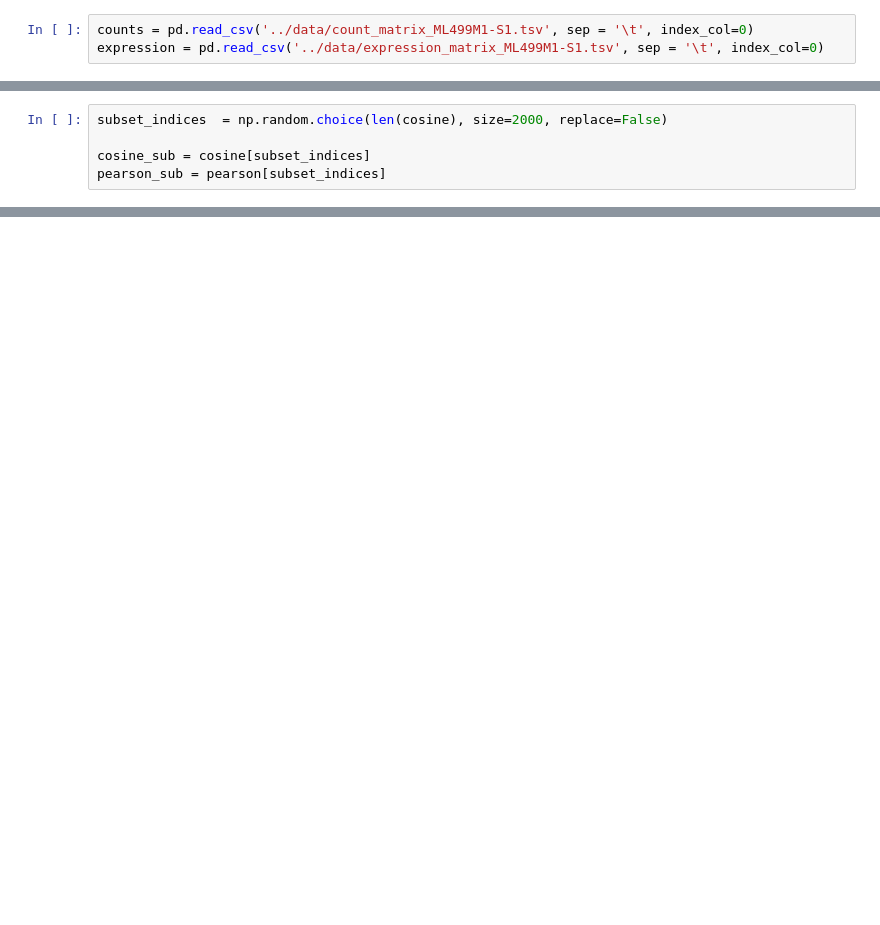
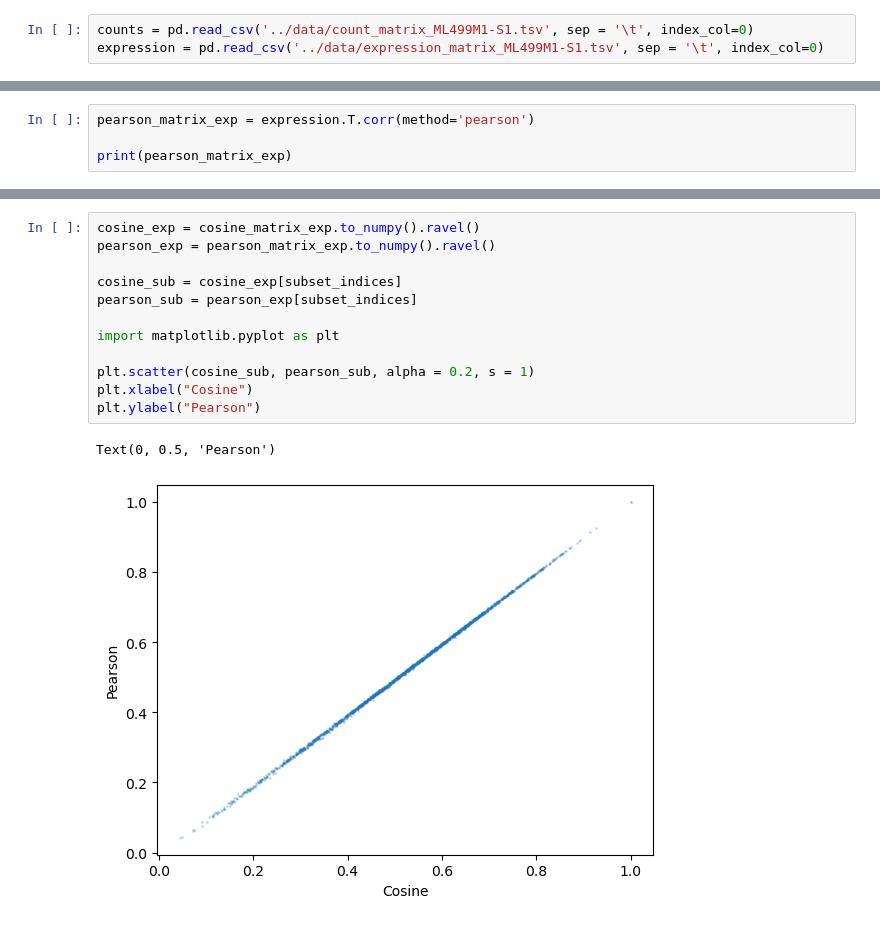
Before and after one commit to kevinyu2/Capstone25, a Jupyter notebook: single_cell/scripts/make_networks.ipynb, the cells around one changed output, grey strips where cells are left out. Drawn from its saved outputs; the diff is of its cells as text; blank space fills up the shorter version.

```diff
--- a/single_cell/scripts/make_networks.ipynb
+++ b/single_cell/scripts/make_networks.ipynb
@@ -78,5 +106,0 @@ pearson = pearson_matrix.to_numpy().ravel()
-# %%
-subset_indices  = np.random.choice(len(cosine), size=2000, replace=False)
-
-cosine_sub = cosine[subset_indices]
-pearson_sub = pearson[subset_indices]
@@ -91,0 +165,4 @@ Text(0, 0.5, 'Pearson')
+# %%
+pearson_matrix_exp = expression.T.corr(method='pearson')
+
+print(pearson_matrix_exp)
@@ -91,0 +187,15 @@ Text(0, 0.5, 'Pearson')
+# %%
+cosine_exp = cosine_matrix_exp.to_numpy().ravel()
+pearson_exp = pearson_matrix_exp.to_numpy().ravel()
+
+cosine_sub = cosine_exp[subset_indices]
+pearson_sub = pearson_exp[subset_indices]
+
+import matplotlib.pyplot as plt
+
+plt.scatter(cosine_sub, pearson_sub, alpha = 0.2, s = 1)
+plt.xlabel("Cosine")
+plt.ylabel("Pearson")
+# %% [output]
+Text(0, 0.5, 'Pearson')
+[figure, added]
```
Also changed, not shown: parts of 14 cells of this notebook, 2 other files.
